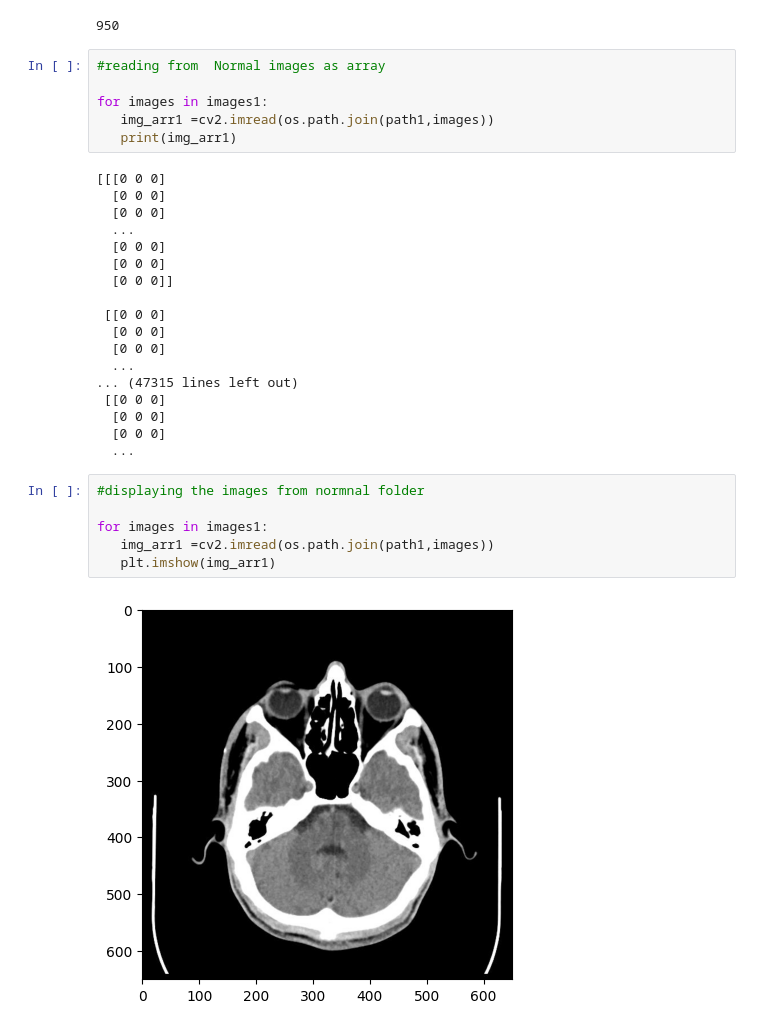
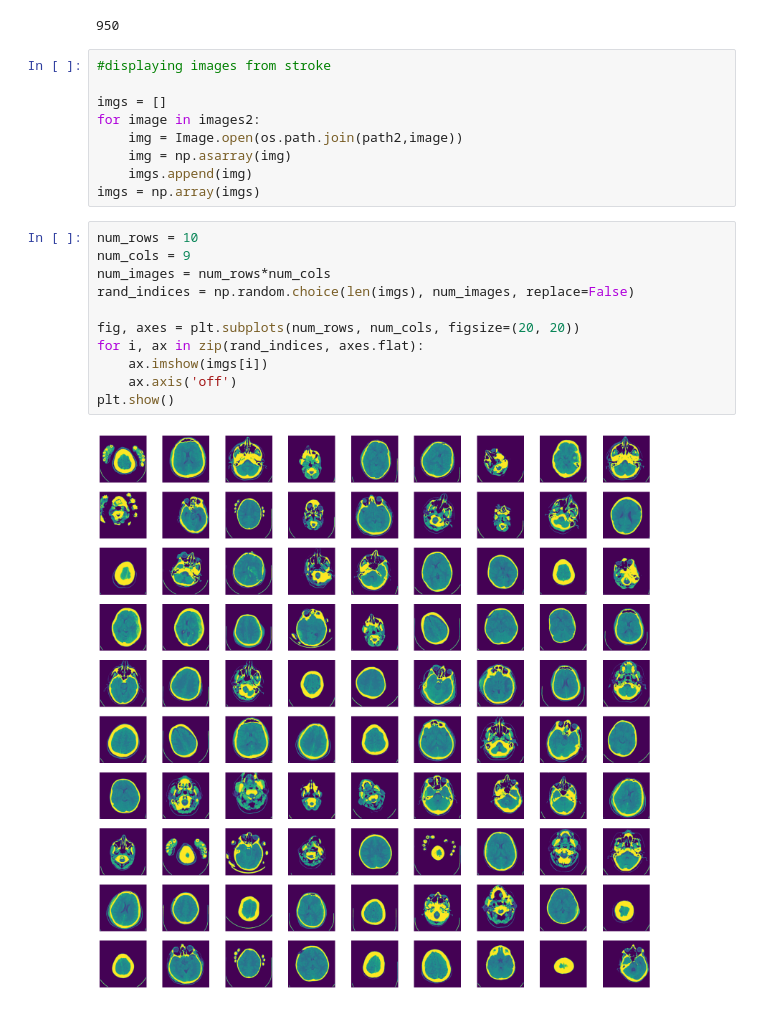
Before and after one commit to drigger091/Image-processing-with-Tensor-flow-and-Computer-Vision, a Jupyter notebook: main.ipynb, the cells around one changed output. Saved outputs shown, nothing was run; the diff lists cells and outputs as text.

Commit message:
rendering the stroke images

```diff
--- a/main.ipynb
+++ b/main.ipynb
@@ -51,35 +51,25 @@ len(images1)
 len(images2)
 # %% [output]
 950
-# %%
-#reading from  Normal images as array
-
-for images in images1:
-   img_arr1 =cv2.imread(os.path.join(path1,images))
-   print(img_arr1)
-# %% [output]
-[[[0 0 0]
-  [0 0 0]
-  [0 0 0]
-  ...
-  [0 0 0]
-  [0 0 0]
-  [0 0 0]]
-
- [[0 0 0]
-  [0 0 0]
-  [0 0 0]
-  ...
-... (47315 lines left out)
- [[0 0 0]
-  [0 0 0]
-  [0 0 0]
-  ...
-# %%
-#displaying the images from normnal folder
-
-for images in images1:
-   img_arr1 =cv2.imread(os.path.join(path1,images))
-   plt.imshow(img_arr1)
-# %% [output]
-[figure, removed]
+# %%
+#displaying images from stroke
+
+imgs = []
+for image in images2:
+    img = Image.open(os.path.join(path2,image))
+    img = np.asarray(img)
+    imgs.append(img)
+imgs = np.array(imgs)
+# %%
+num_rows = 10
+num_cols = 9
+num_images = num_rows*num_cols
+rand_indices = np.random.choice(len(imgs), num_images, replace=False)
+
+fig, axes = plt.subplots(num_rows, num_cols, figsize=(20, 20))
+for i, ax in zip(rand_indices, axes.flat):
+    ax.imshow(imgs[i])
+    ax.axis('off')
+plt.show()
+# %% [output]
+[figure, added]
```
